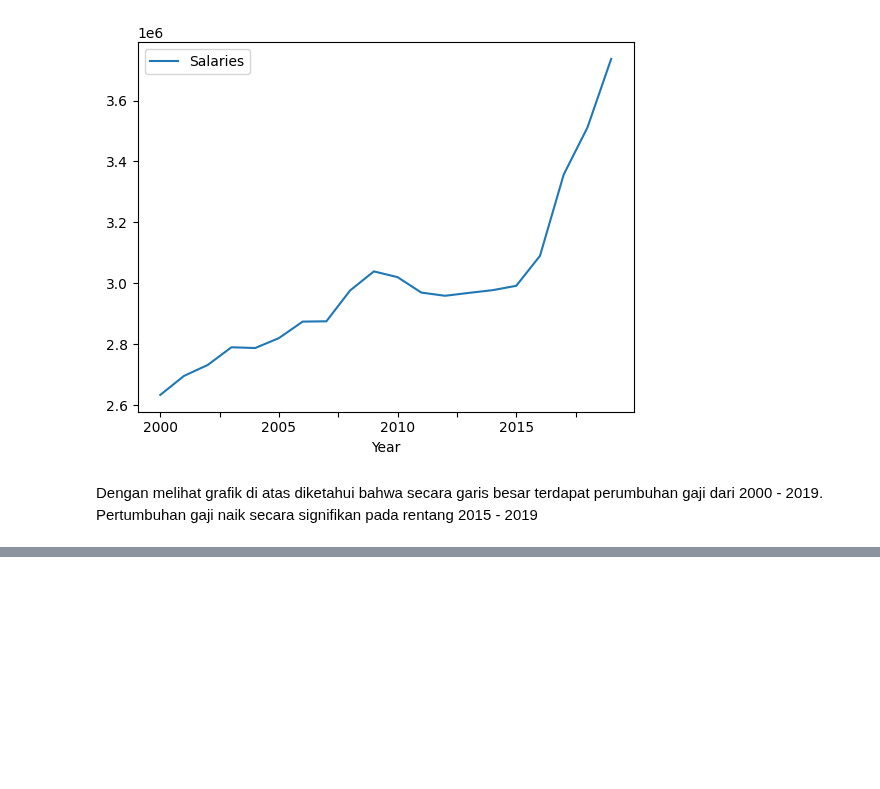
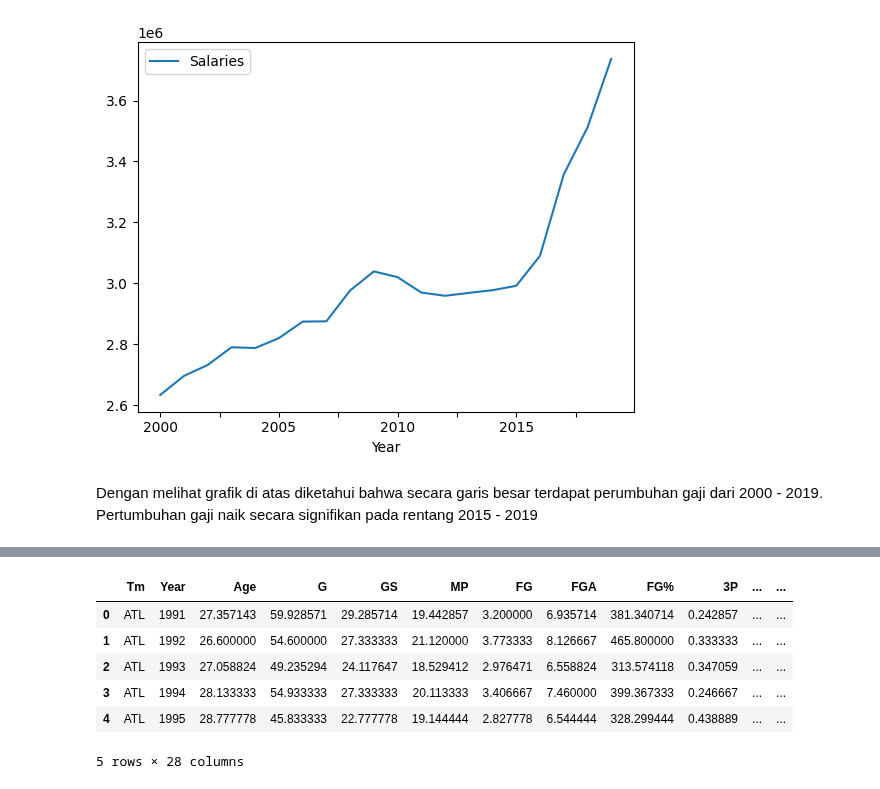
Before and after one commit to akmalgomal3/nba-kasddead, a Jupyter notebook: dataset-insight.ipynb, the cells around one changed output, grey strips where cells are left out. Saved outputs shown, nothing was run; the diff lists cells and outputs as text; code cells hidden in the pictures; blank space fills up the shorter version.

```diff
--- a/dataset-insight.ipynb
+++ b/dataset-insight.ipynb
@@ -450,0 +491,11 @@ Dengan melihat grafik di atas diketahui bahwa secara garis besar terdapat perumb
+# %%
+data_player_groupby_team_and_year = temp_player_df.groupby(['Tm','Year']).mean().reset_index()
+display(data_player_groupby_team_and_year.head())
+# %% [output]
+|  | Tm | Year | Age | G | GS | MP | FG | FGA | FG% | 3P | ... | ... |
+| 0 | ATL | 1991 | 27.357143 | 59.928571 | 29.285714 | 19.442857 | 3.200000 | 6.935714 | 381.340714 | 0.242857 | ... | ... |
+| 1 | ATL | 1992 | 26.600000 | 54.600000 | 27.333333 | 21.120000 | 3.773333 | 8.126667 | 465.800000 | 0.333333 | ... | ... |
+| 2 | ATL | 1993 | 27.058824 | 49.235294 | 24.117647 | 18.529412 | 2.976471 | 6.558824 | 313.574118 | 0.347059 | ... | ... |
+| 3 | ATL | 1994 | 28.133333 | 54.933333 | 27.333333 | 20.113333 | 3.406667 | 7.460000 | 399.367333 | 0.246667 | ... | ... |
+| 4 | ATL | 1995 | 28.777778 | 45.833333 | 22.777778 | 19.144444 | 2.827778 | 6.544444 | 328.299444 | 0.438889 | ... | ... |
+5 rows × 28 columns
```
Also changed, not shown: parts of 10 cells of this notebook.
